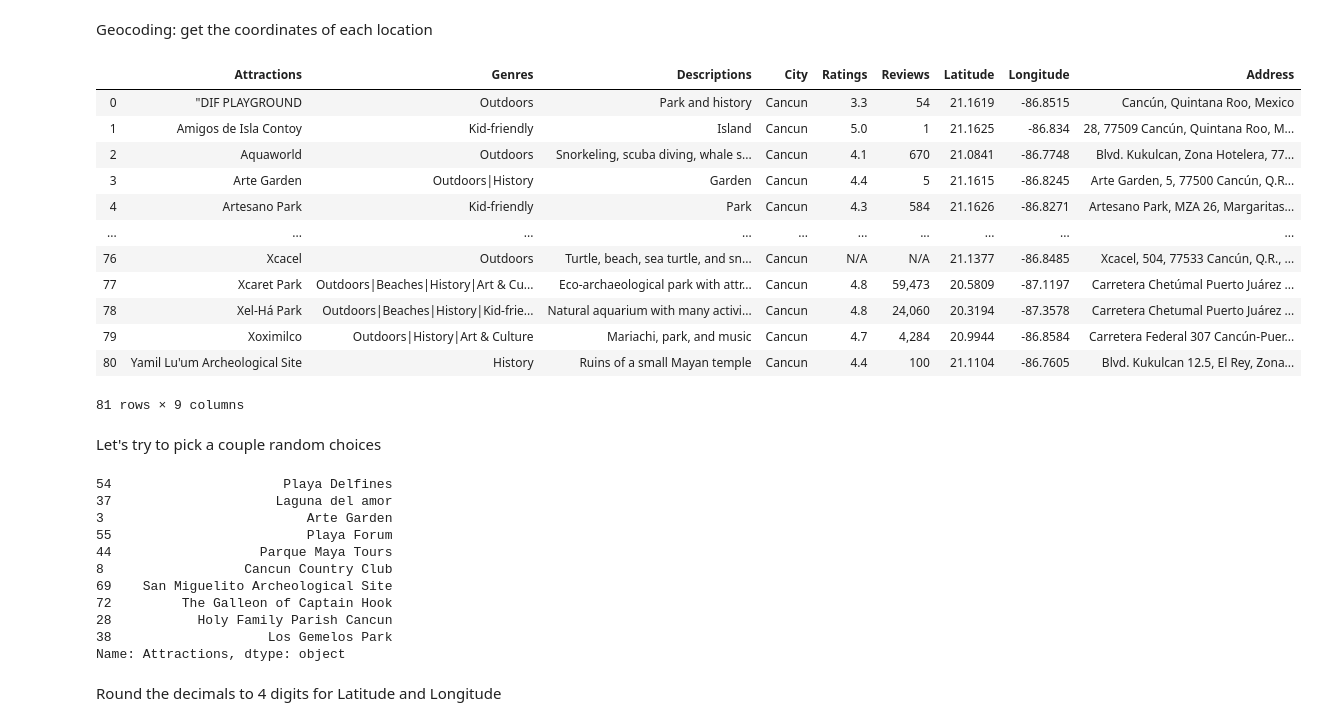
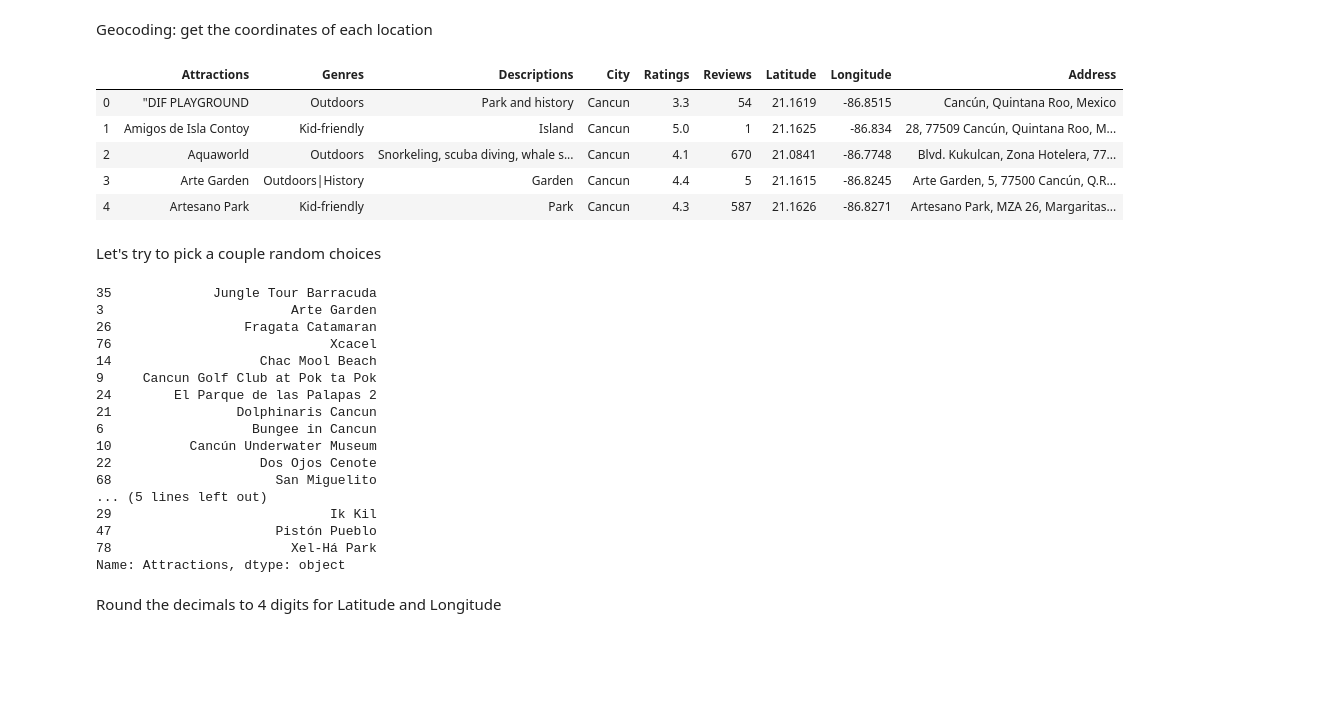
Before and after one commit to alancflau/Trip-planner, a Jupyter notebook: Planner.ipynb, the cells around one changed output. Saved outputs shown, nothing was run; the diff lists cells and outputs as text; code cells hidden in the pictures; blank space fills up the shorter version.

```diff
--- a/Planner.ipynb
+++ b/Planner.ipynb
@@ -96,18 +96,11 @@ df['Latitude'] = list_of_lat
 df['Longitude'] = list_of_lon
 df['Address'] = list_of_addr
 # %%
-df
+df.head()
 # %% [output]
 |  | Attractions | Genres | Descriptions | City | Ratings | Reviews | Latitude | Longitude | Address |
 | 0 | "DIF PLAYGROUND | Outdoors | Park and history | Cancun | 3.3 | 54 | 21.1619 | -86.8515 | Cancún, Quintana Roo, Mexico |
 | 1 | Amigos de Isla Contoy | Kid-friendly | Island | Cancun | 5.0 | 1 | 21.1625 | -86.834 | 28, 77509 Cancún, Quintana Roo, M... |
 | 2 | Aquaworld | Outdoors | Snorkeling, scuba diving, whale s... | Cancun | 4.1 | 670 | 21.0841 | -86.7748 | Blvd. Kukulcan, Zona Hotelera, 77... |
 | 3 | Arte Garden | Outdoors|History | Garden | Cancun | 4.4 | 5 | 21.1615 | -86.8245 | Arte Garden, 5, 77500 Cancún, Q.R... |
-| 4 | Artesano Park | Kid-friendly | Park | Cancun | 4.3 | 584 | 21.1626 | -86.8271 | Artesano Park, MZA 26, Margaritas... |
-| ... | ... | ... | ... | ... | ... | ... | ... | ... | ... |
-| 76 | Xcacel | Outdoors | Turtle, beach, sea turtle, and sn... | Cancun | N/A | N/A | 21.1377 | -86.8485 | Xcacel, 504, 77533 Cancún, Q.R., ... |
-| 77 | Xcaret Park | Outdoors|Beaches|History|Art & Cu... | Eco-archaeological park with attr... | Cancun | 4.8 | 59,473 | 20.5809 | -87.1197 | Carretera Chetúmal Puerto Juárez ... |
-| 78 | Xel-Há Park | Outdoors|Beaches|History|Kid-frie... | Natural aquarium with many activi... | Cancun | 4.8 | 24,060 | 20.3194 | -87.3578 | Carretera Chetumal Puerto Juárez ... |
-| 79 | Xoximilco | Outdoors|History|Art & Culture | Mariachi, park, and music | Cancun | 4.7 | 4,284 | 20.9944 | -86.8584 | Carretera Federal 307 Cancún-Puer... |
-| 80 | Yamil Lu'um Archeological Site | History | Ruins of a small Mayan temple | Cancun | 4.4 | 100 | 21.1104 | -86.7605 | Blvd. Kukulcan 12.5, El Rey, Zona... |
+| 4 | Artesano Park | Kid-friendly | Park | Cancun | 4.3 | 587 | 21.1626 | -86.8271 | Artesano Park, MZA 26, Margaritas... |
-81 rows × 9 columns
@@ -114,19 +109,25 @@ df
 # %% [markdown]
 Let's try to pick a couple random choices
 # %%
-sample_df = df.sample(n = 10)
+sample_df = df.sample(n = 20)
 sample_df.Attractions
 # %% [output]
-54                      Playa Delfines
-37                     Laguna del amor
-3                          Arte Garden
-55                         Playa Forum
-44                   Parque Maya Tours
-8                  Cancun Country Club
-69    San Miguelito Archeological Site
-72         The Galleon of Captain Hook
-28           Holy Family Parish Cancun
-38                    Los Gemelos Park
+35             Jungle Tour Barracuda
+3                        Arte Garden
+26                 Fragata Catamaran
+76                            Xcacel
+14                   Chac Mool Beach
+9     Cancun Golf Club at Pok ta Pok
+24        El Parque de las Palapas 2
+21                Dolphinaris Cancun
+6                   Bungee in Cancun
+10          Cancún Underwater Museum
+22                   Dos Ojos Cenote
+68                     San Miguelito
+... (5 lines left out)
+29                            Ik Kil
+47                     Pistón Pueblo
+78                       Xel-Há Park
 Name: Attractions, dtype: object
 # %%
 sample_df = sample_df.reset_index(drop = True)
```
Also changed, not shown: parts of 30 cells of this notebook.
